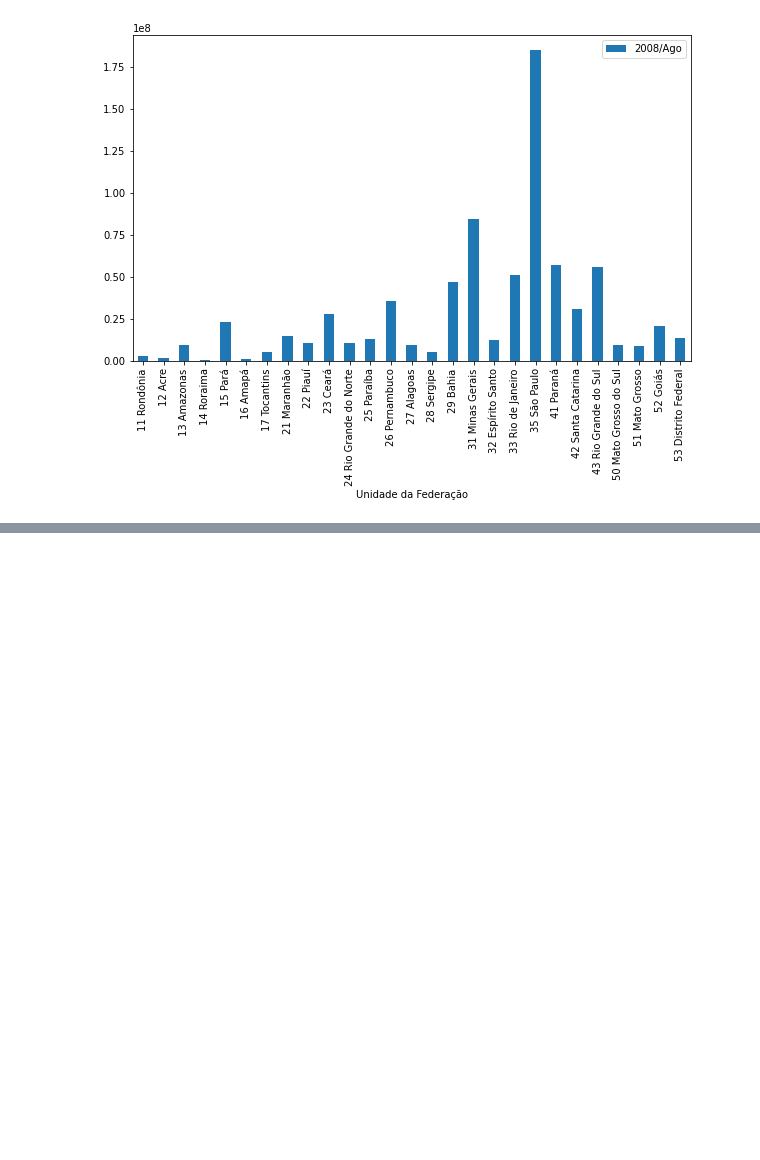
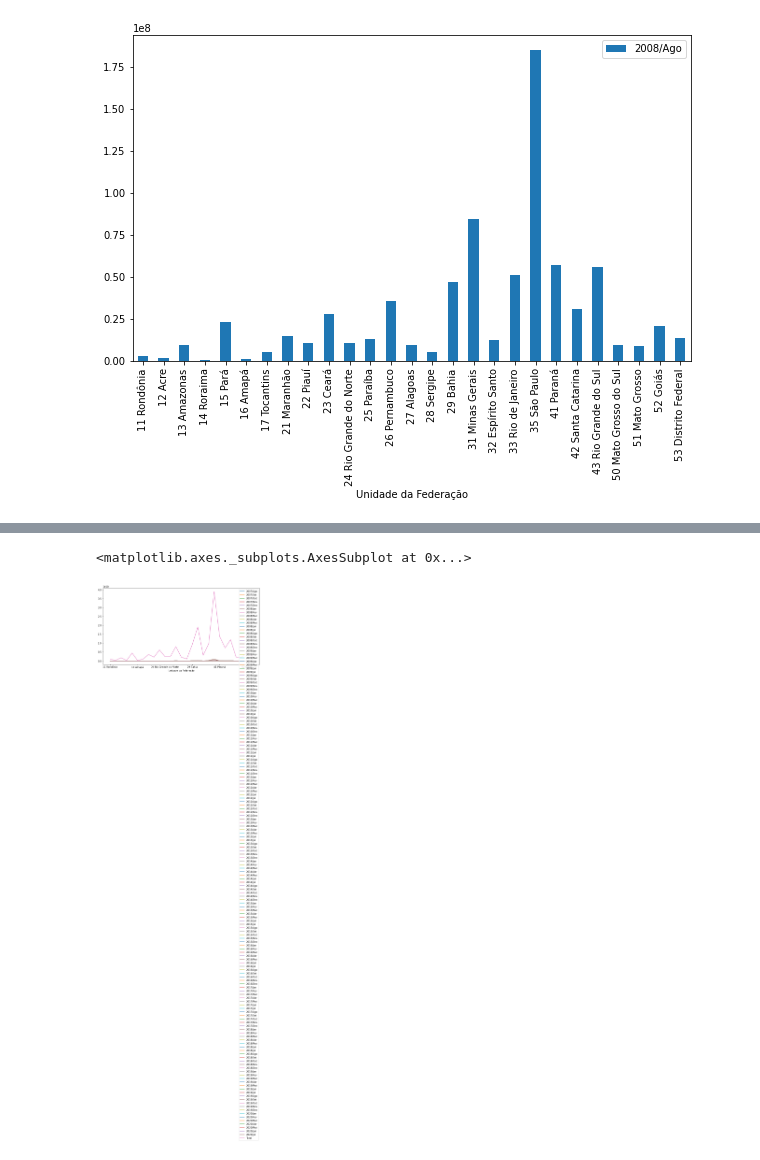
Before and after one commit to luan-prates/bootcamp-ds-aplicada-alura-2021, a Jupyter notebook: Analise_dos_dados_SIH_Datasus.ipynb, the cells around one changed output, grey strips where cells are left out. Cells and saved outputs as stored; diff of their text form; code cells hidden in the pictures; blank space fills up the shorter version.

```diff
--- a/Analise_dos_dados_SIH_Datasus.ipynb
+++ b/Analise_dos_dados_SIH_Datasus.ipynb
@@ -108,0 +66,3 @@ Name: 2020/Ago, dtype: object
+# %%
+df_2 = pd.read_csv('https://raw.githubusercontent.com/alura-cursos/agendamento-hospitalar/main/dados/A160324189_28_143_208.csv',encoding='ISO-8859-1',
+                   sep=';', skiprows=3, skipfooter=12, thousands='.', decimal=',', engine='python')
@@ -108,0 +105,4 @@ Name: 2020/Ago, dtype: object
+# %%
+colunas_completas = df_2.mean().index.tolist()
+colunas_completas.insert(0, 'Unidade da Federação')
+colunas_completas
@@ -108,0 +127,3 @@ Name: 2020/Ago, dtype: object
+# %%
+dff_2 = df_2[colunas_completas]
+dff_2.head()
@@ -108,0 +138,2 @@ Name: 2020/Ago, dtype: object
+# %%
+dff_2.set_index('Unidade da Federação', inplace=True)
@@ -108,0 +176,5 @@ Name: 2020/Ago, dtype: object
+# %%
+dff_2.plot(figsize=(12,6))
+# %% [output]
+<matplotlib.axes._subplots.AxesSubplot at 0x...>
+[figure, added]
```
Also changed, not shown: parts of 26 cells of this notebook.
